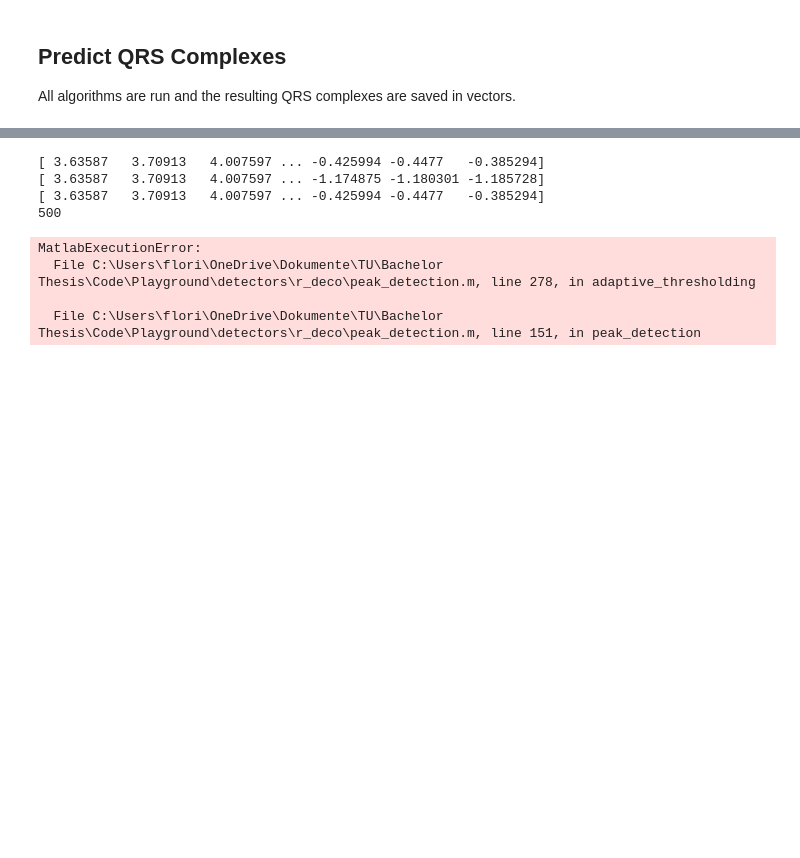
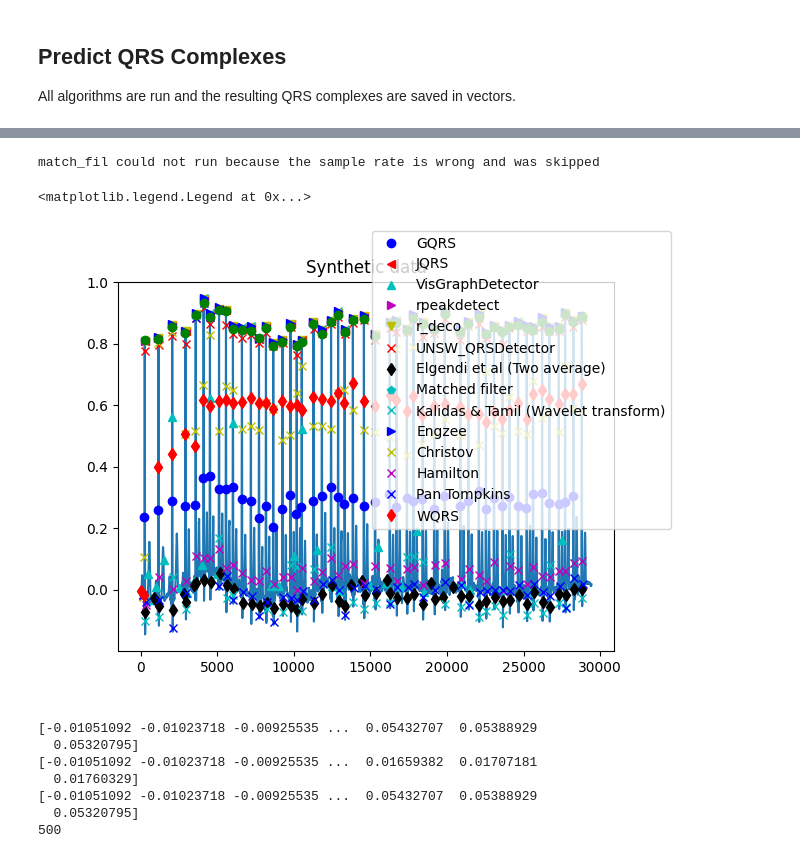
Before and after one commit to floriankri/ecg_detector_assessment, a Jupyter notebook: Playground/playground.ipynb, the cells around one changed output, grey strips where cells are left out. Saved outputs shown, nothing was run; the diff lists cells and outputs as text; code cells hidden in the pictures; blank space fills up the shorter version.

Commit message:
add visualization

```diff
--- a/Playground/playground.ipynb
+++ b/Playground/playground.ipynb
@@ -111,6 +111,7 @@ class Recording():
         self.WholeSignal = WholeSignal
         self.WholeActual_Qrs_Complex = WholeActual_Qrs_Complex
         self.Fs = Fs
+        self.Evaluations = []
 
     def RecordingName(self):
         return self.RecordingName
@@ -126,6 +127,12 @@ class Recording():
 
     def Fs(self):
         return self.Fs
+
+    def Evaluation(self, detectors, predict_peaks, binary_classification, score_calculation):
+        self.Evaluations = []
+        for detector in detectors:
+            self.Evaluations.append(Evaluation(self,detector,predict_peaks, binary_classification, score_calculation).calculate())
+        return self.Evaluations
 # %% [markdown]
 Each `Recording` stores a list of `RecordingSegments`. The `RecordingSegment` class stores important information about a segment of a recording. The function `Evaluation` which takes a list of `detectors` and three functions as an input returns a list of `Evaluation` objects, one for each detector.
 # %%
@@ -415,14 +422,14 @@ def predict_peaks(segment, detector):
             print(detector.short_name, "could not run because the sample rate is wrong and was skipped")
         return []
 
-    predicted_peaks = detector.predicted_qrs_compelx(signal=signal, fs=fs)
+    #predicted_peaks = detector.predicted_qrs_compelx(signal=signal, fs=fs)
 
-    # try:
-    #     predicted_peaks = detector.predicted_qrs_compelx(signal=signal, fs=fs)
-    # except IndexError:
-    #     if print_detector_failure:
-    #         print(detector.short_name, "failed due to an index error and was skipped")
-    #     return []
+    try:
+        predicted_peaks = detector.predicted_qrs_compelx(signal=signal, fs=fs)
+    except IndexError:
+        if print_detector_failure:
+            print(detector.short_name, "failed due to an index error and was skipped")
+        return []
 
     return predicted_peaks
 # %% [markdown]
@@ -485,9 +492,9 @@ detectors = []
 # %% [markdown]
 Add data from different databases to `databases`. By commenting or uncommenting a database here, you can decide whether it should be used in the code.
 # %%
-#databases.append(synth_database)
+databases.append(synth_database)
 #databases.append(wfdb_test_database)
-databases.append(telehealth_environment_database)
+#databases.append(telehealth_environment_database)
 # %% [markdown]
 Add detectors to the `detectors`. By commenting or uncommenting a detector here, you can decide whether it should be used in the code.
 # %%
@@ -540,3 +561,24 @@ MatlabExecutionError:
+# %%
+name = databases[0].Name
+recording = databases[0].Users[0].Recordings[0]
+signal = recording.WholeSignal
+actual_qrs_complexes = recording.WholeActual_Qrs_Complex
+evaluations = recording.Evaluation(detectors, predict_peaks, binary_classification, score_calculation)
+# %% [output]
+match_fil could not run because the sample rate is wrong and was skipped
+# %%
+fmt = ['bo','r<','c^','m>','yv','rx','kd','cp','cx','b>','yx','mx','bx', 'rd']
+fig, ax = plt.subplots(1)
+ax.plot(signal)
+for i in range(len(evaluations)):
+    ax.plot(evaluations[i].predicted_peaks, signal[evaluations[i].predicted_peaks], fmt[i],label=evaluations[i].Detector.name)
+ax.plot(actual_qrs_complexes, signal[actual_qrs_complexes], 'go')
+ax.set_title(name)
+
+fig.legend()
+# %% [output]
+<matplotlib.legend.Legend at 0x...>
+[figure, added]
 # %%
 test = databases[0].Users[0].Recordings[0].RecordingSegments[0]
 test1 = databases[0].Users[0].Recordings[0]
@@ -562,11 +604,10 @@ newsignal = [[i] for i in signal]
 print(test.Fs)
 data = eng.peak_detection([envelope_size,average_heart_rate,post_processing,ectopic_removal,inverted_signal],matlab.double(newsignal), matlab.double(fs),parameters_check)
 # %% [output]
-[ 3.63587   3.70913   4.007597 ... -0.425994 -0.4477   -0.385294]
-[ 3.63587   3.70913   4.007597 ... -1.174875 -1.180301 -1.185728]
-[ 3.63587   3.70913   4.007597 ... -0.425994 -0.4477   -0.385294]
+[-0.01051092 -0.01023718 -0.00925535 ...  0.05432707  0.05388929
+  0.05320795]
+[-0.01051092 -0.01023718 -0.00925535 ...  0.01659382  0.01707181
+  0.01760329]
+[-0.01051092 -0.01023718 -0.00925535 ...  0.05432707  0.05388929
+  0.05320795]
 500
-MatlabExecutionError:
-  File C:\Users\flori\OneDrive\Dokumente\TU\Bachelor Thesis\Code\Playground\detectors\r_deco\peak_detection.m, line 278, in adaptive_thresholding
-
-  File C:\Users\flori\OneDrive\Dokumente\TU\Bachelor Thesis\Code\Playground\detectors\r_deco\peak_detection.m, line 151, in peak_detection
```
Also changed, not shown: parts of 1 cell of this notebook.
